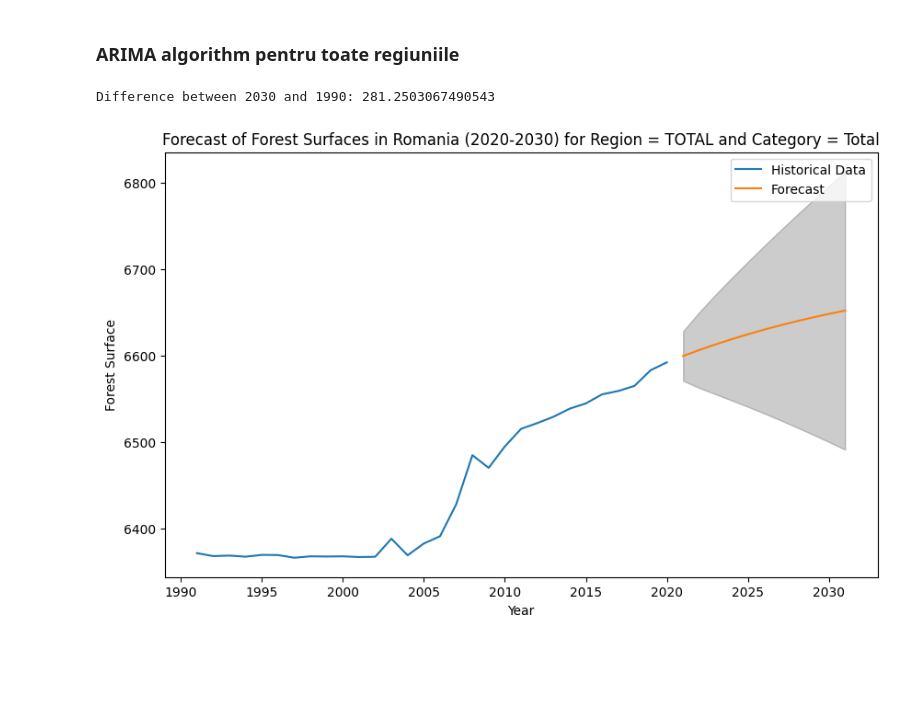
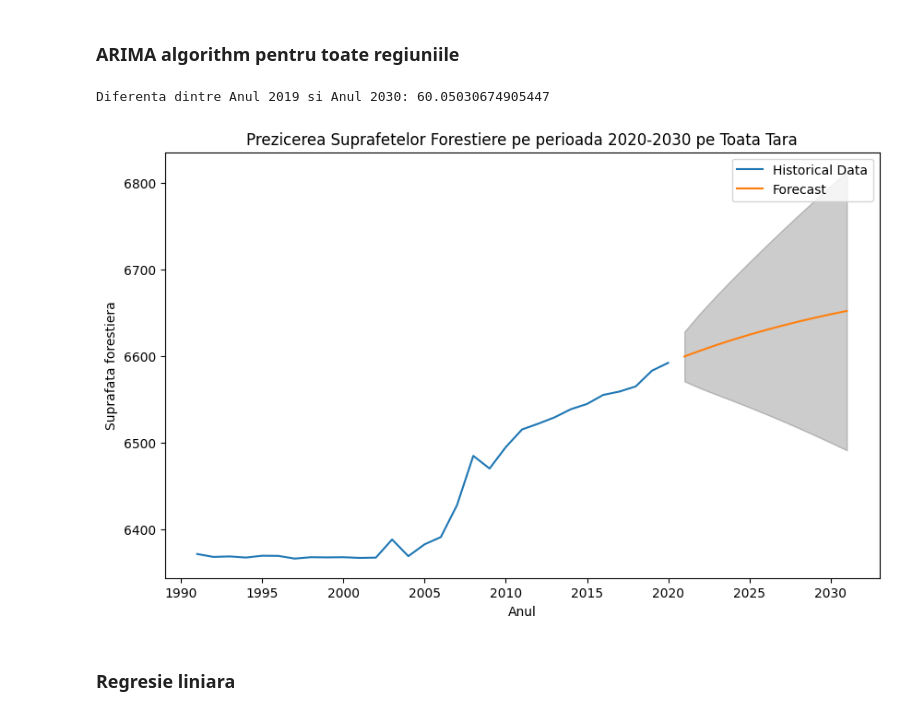
Before and after one commit to Astalopus03/Forest-Surfaces-in-Romania-1990-2019, a Jupyter notebook: sample.ipynb, the cells around one changed output. Drawn from its saved outputs; the diff is of its cells as text; code cells hidden in the pictures; blank space fills up the shorter version.

```diff
--- a/sample.ipynb
+++ b/sample.ipynb
@@ -217,42 +227,44 @@ Judete['Year'] = pd.to_datetime(Judete['Year'], format='%Y')
 filtered_data = Judete[(Judete['Region'] == 'TOTAL') & (Judete['Category'] == 'Total')]
 
 # Set 'Year' as the index
 filtered_data.set_index('Year', inplace=True)
 
 # Resample the data to ensure yearly data
 filtered_data = filtered_data.resample('YE').sum()
 
 # Fit ARIMA model
 model = ARIMA(filtered_data['Value'], order=(1, 1, 1))
 model_fit = model.fit()
 
 # Forecast from 2020 to 2030
 forecast = model_fit.get_forecast(steps=11)
 forecast_index = pd.date_range(start='2020-12-31', end='2030-12-31', freq='YE')
 forecast_values = forecast.predicted_mean
 forecast_conf = forecast.conf_int()
 
 # Calculate the difference between the forecasted value for 2030 and the historical value for 1990
 try:
-    historical_value_1990 = filtered_data.loc['1990-12-31']['Value']
-    difference = forecast_values[-1] - historical_value_1990
-    print(f"Difference between 2030 and 1990: {difference}")
+    historical_value_2019 = filtered_data.loc['2019-12-31']['Value']
+    difference = forecast_values[-1] - historical_value_2019
+    print(f"Diferenta dintre Anul 2019 si Anul 2030: {difference}")
 except KeyError:
-    print("Data for 1990 is not available.")
+    print("eroare.")
 
 # Plot the results
 plt.figure(figsize=(10, 6))
 plt.plot(filtered_data.index, filtered_data['Value'], label='Historical Data')
 plt.plot(forecast_index, forecast_values, label='Forecast')
 plt.fill_between(forecast_index, forecast_conf.iloc[:, 0], forecast_conf.iloc[:, 1], color='k', alpha=0.2)
-plt.xlabel('Year')
-plt.ylabel('Forest Surface')
-plt.title('Forecast of Forest Surfaces in Romania (2020-2030) for Region = TOTAL and Category = Total')
+plt.xlabel('Anul')
+plt.ylabel('Suprafata forestiera')
+plt.title('Prezicerea Suprafetelor Forestiere pe perioada 2020-2030 pe Toata Tara')
 plt.legend()
 plt.show()
 # %% [output]
-Difference between 2030 and 1990: 281.2503067490543
+Diferenta dintre Anul 2019 si Anul 2030: 60.05030674905447
-[figure, old version]
+[figure, new version]
+# %% [markdown]
+### Regresie liniara
 # %%
 import pandas as pd
 from sklearn.linear_model import LinearRegression
```
Also changed, not shown: parts of 11 cells of this notebook.
